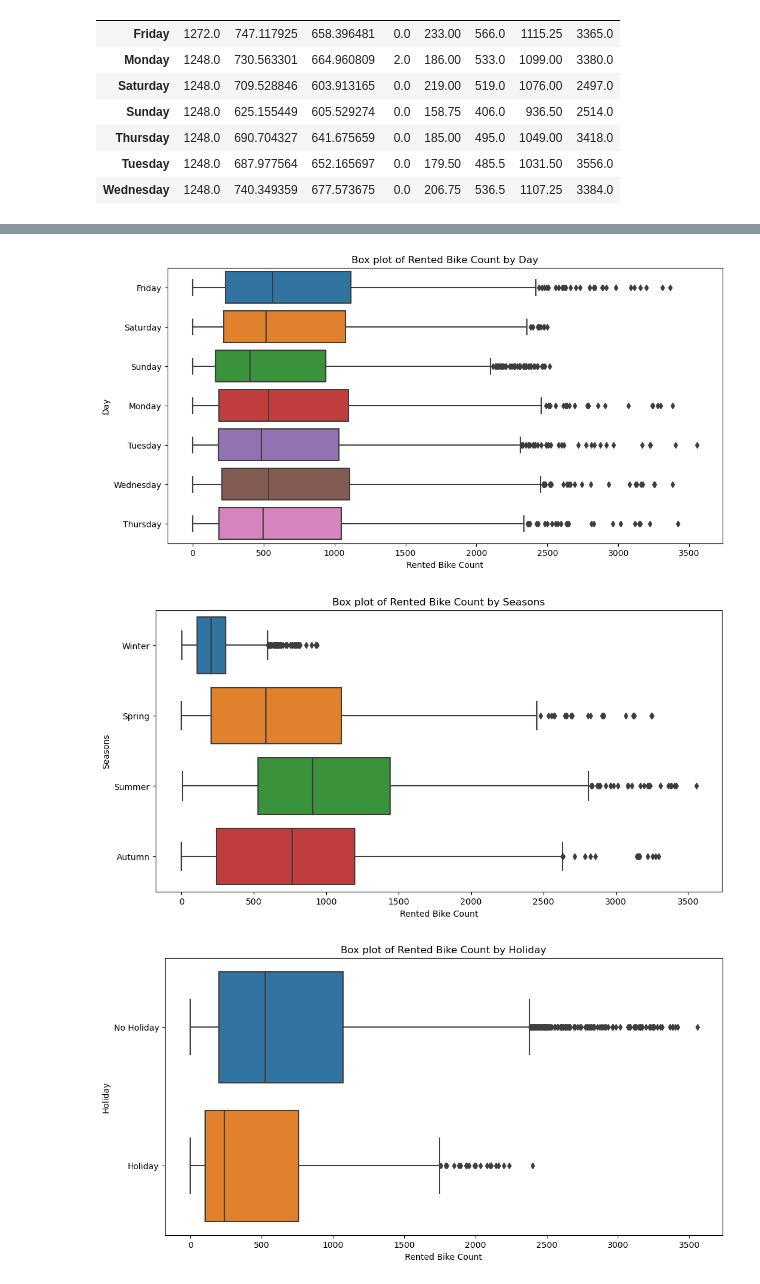
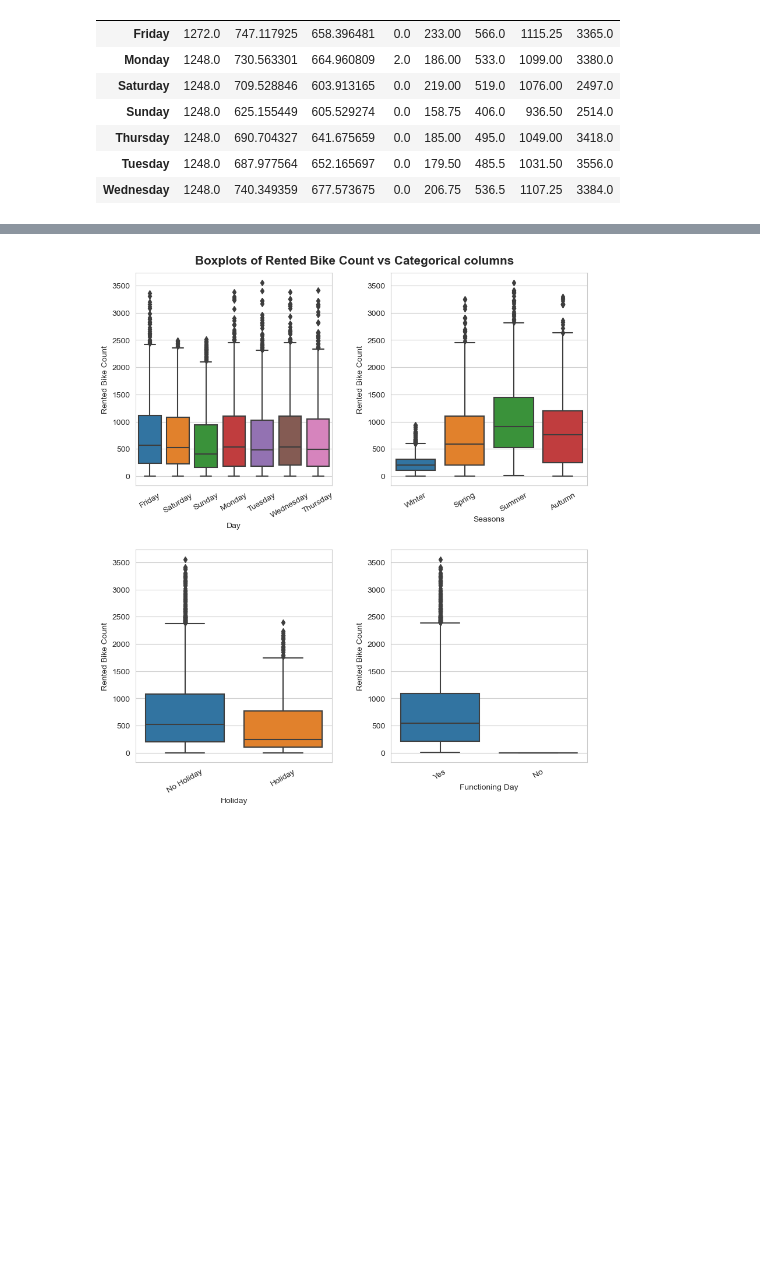
Before and after one commit to A1maan/seoul-bike-demand-project, a Jupyter notebook: ise291_project.ipynb, the cells around one changed output, grey strips where cells are left out. Saved outputs shown, nothing was run; the diff lists cells and outputs as text; code cells hidden in the pictures; blank space fills up the shorter version.

Commit message:
improved model planning cells and added some plot analysis cells

```diff
--- a/ise291_project.ipynb
+++ b/ise291_project.ipynb
@@ -395,7 +431,13 @@ for c in obj_columns:
 # %%
-numerical_columns = df.select_dtypes('number').columns
-for c in numerical_columns:
-    plt.figure()
-    sns.histplot(x=c, data=df, kde= True)
-    plt.show()
+numerical_columns =  df.select_dtypes('number').columns
+
+fig,axes = plt.subplots(len(numerical_columns) // 2 + 1 , 2, figsize=(20, 20))
+for index, column in enumerate(numerical_columns):
+        sns.histplot(x=column,data=df, kde = True, ax=axes.flatten()[index])
+        axes.flatten()[index].set_xlabel(f"{column}", fontsize='medium')
+
+fig.delaxes(axes.flatten()[index + 1])
+plt.suptitle('Histograms of Numerical columns', fontsize= 25, fontweight='bold')
+plt.subplots_adjust(top = 0.95, hspace = 0.3)
+plt.show()
 # %% [output]
@@ -413,9 +457,13 @@ for c in numerical_columns:
 # %%
 #bivariate graphs based on two numerical variables
-num_columns = df.select_dtypes(include='number').columns
-for c in num_columns:
-    plt.figure()
-    sns.scatterplot(x=df[c],y="Rented Bike Count", data=df)
+numerical_columns =  df.select_dtypes('number').columns.drop("Rented Bike Count")
 
-    plt.show()
+fig,axes = plt.subplots(len(numerical_columns) // 2 , 2, figsize=(20, 20))
+for index, column in enumerate(numerical_columns):
+        sns.scatterplot(x=column,y='Rented Bike Count',data=df, ax=axes.flatten()[index])
+        axes.flatten()[index].set_xlabel(f"{column}", fontsize='medium')
+
+plt.suptitle('Scatter plots of Rented Bike Count vs Numerical columns', fontsize= 20, fontweight='bold')
+plt.subplots_adjust(top = 0.95, hspace = 0.3)
+plt.show()
 # %% [output]
@@ -433,15 +483,15 @@ for c in num_columns:
 # %%
 #bivariate graphs based on Rented Bike count and categorical variables
-
 cat_cols =  df.select_dtypes('object').columns
 
+fig,axes = plt.subplots(len(cat_cols) // 2, 2, figsize=(10, 10))
+for index, column in enumerate(cat_cols):
+        sns.boxplot(x=column,y='Rented Bike Count',data=df, ax=axes.flatten()[index])
+        axes.flatten()[index].set_xlabel(f"{column}", fontsize='medium')
+        axes.flatten()[index].set_xticklabels(axes.flatten()[index].get_xticklabels(), rotation=30)
 
-for c in cat_cols:
-    plt.figure(figsize=(12, 6))
-    sns.boxplot(x='Rented Bike Count', y=c, data=df)
-    plt.title(f'Box plot of Rented Bike Count by {c}')
-    plt.show()
+plt.suptitle('Boxplots of Rented Bike Count vs Categorical columns', fontsize= 15, fontweight='bold')
+plt.subplots_adjust(top = 0.95, hspace = 0.3, wspace = 0.3)
+plt.show()
 # %% [output]
-[figure, old version]
+[figure, new version]
-[figure, removed]
-[figure, removed]
```
Also changed, not shown: parts of 22 cells of this notebook.
